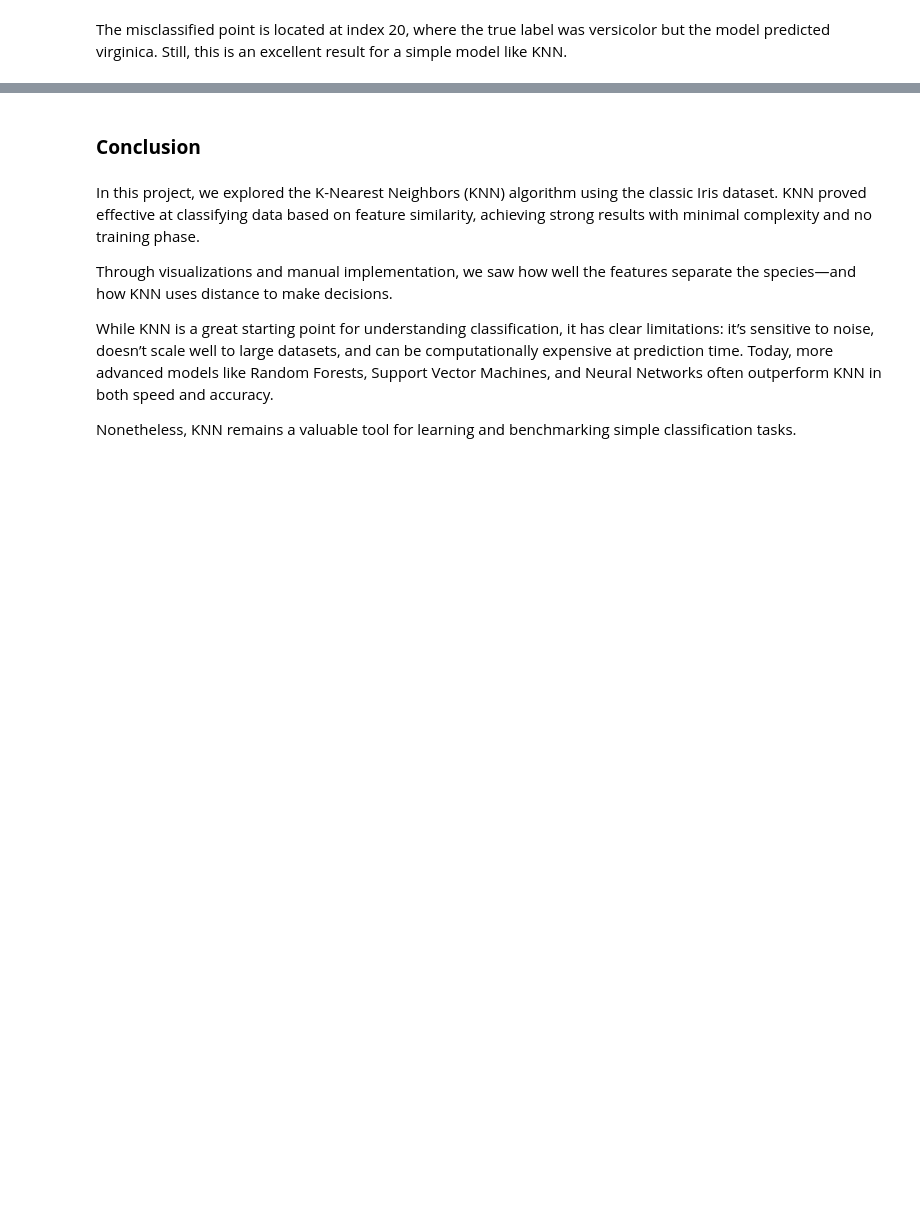
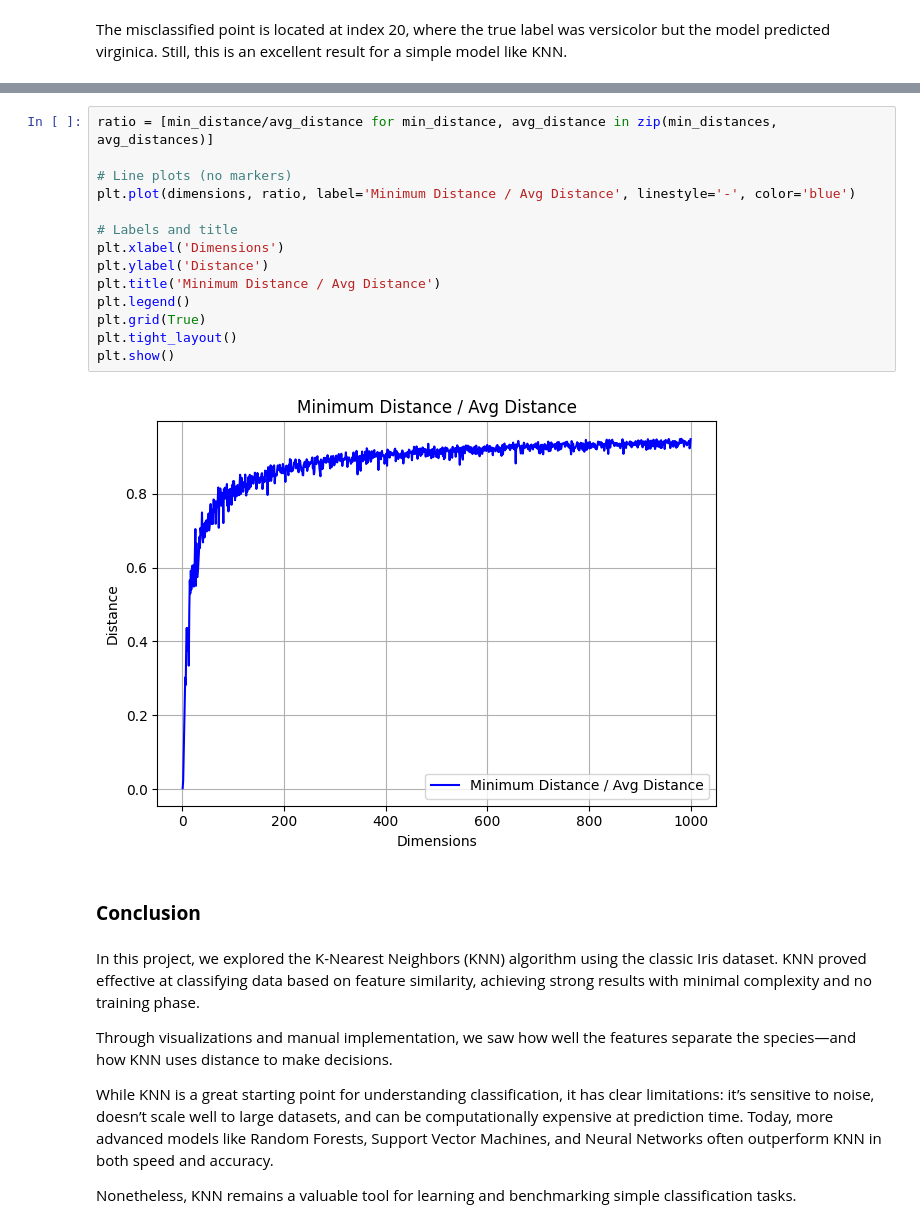
Before and after one commit to RGaRo/datascience_basics, a Jupyter notebook: workbook/03_knn_classifier.ipynb, the cells around one changed output, grey strips where cells are left out. Cells and saved outputs as stored; diff of their text form; blank space fills up the shorter version.

```diff
--- a/workbook/03_knn_classifier.ipynb
+++ b/workbook/03_knn_classifier.ipynb
@@ -403,3 +455,19 @@ The misclassified point is located at index 20, where the true label was versico
+# %%
+ratio = [min_distance/avg_distance for min_distance, avg_distance in zip(min_distances, avg_distances)]
+
+# Line plots (no markers)
+plt.plot(dimensions, ratio, label='Minimum Distance / Avg Distance', linestyle='-', color='blue')
+
+# Labels and title
+plt.xlabel('Dimensions')
+plt.ylabel('Distance')
+plt.title('Minimum Distance / Avg Distance')
+plt.legend()
+plt.grid(True)
+plt.tight_layout()
+plt.show()
+# %% [output]
+[figure, added]
 # %% [markdown]
 ### **Conclusion**
 # %% [markdown]
```
Also changed, not shown: parts of 5 cells of this notebook.
